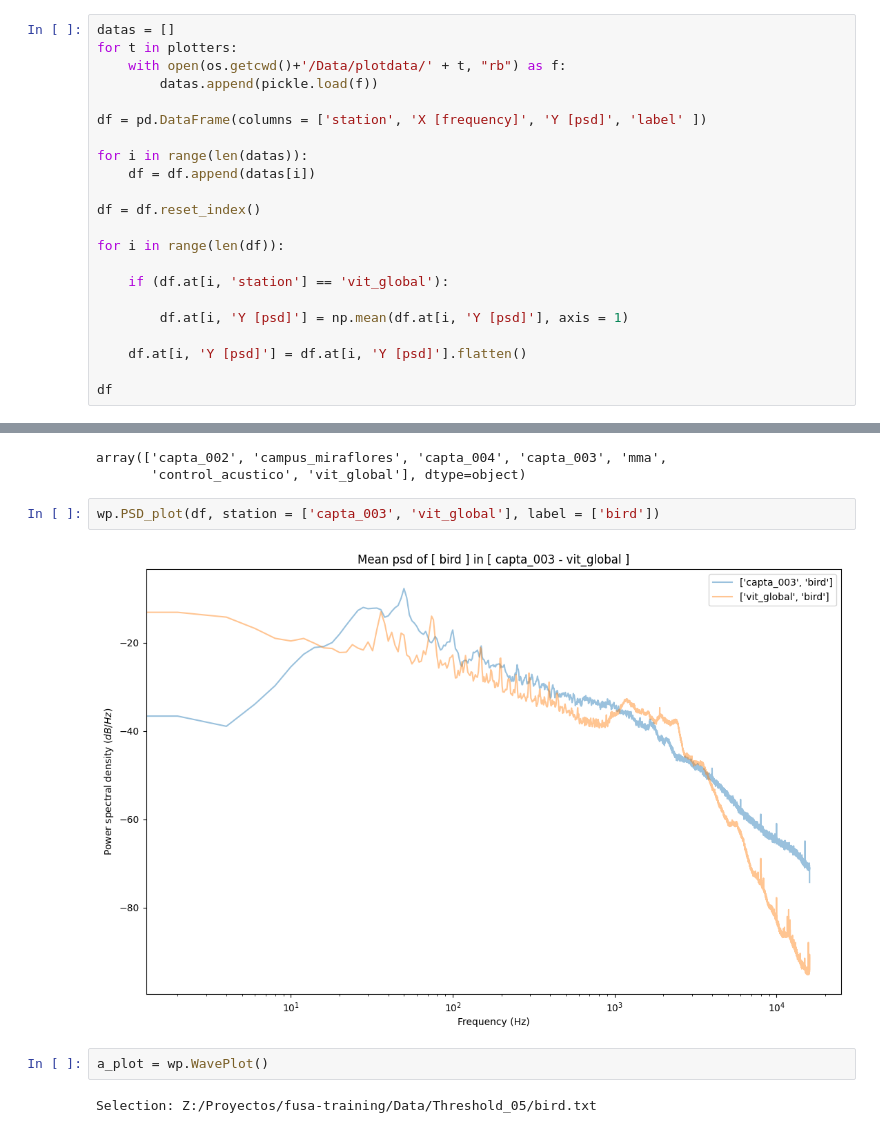
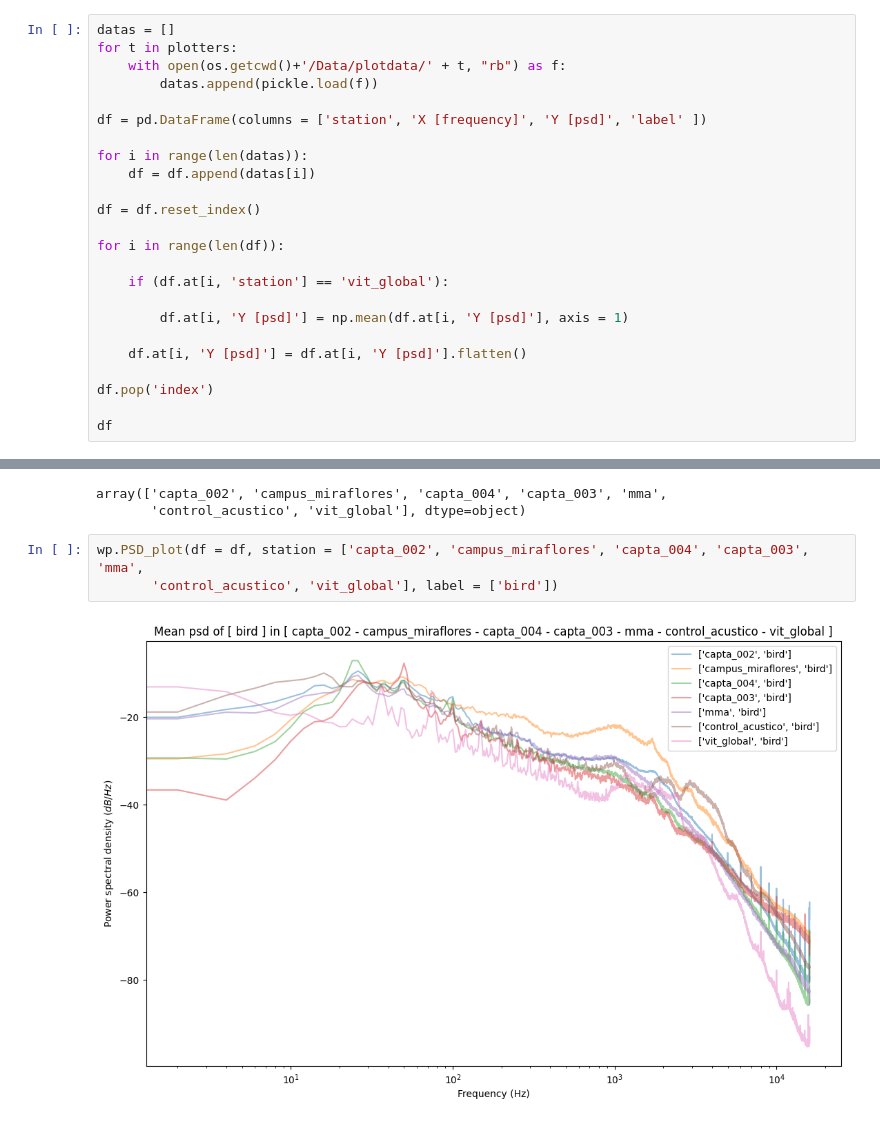
Before and after one commit to JoaquinRMorales/fusa_noise, a Jupyter notebook: Experiments.ipynb, the cells around one changed output, grey strips where cells are left out. Drawn from its saved outputs; the diff is of its cells as text.

```diff
--- a/Experiments.ipynb
+++ b/Experiments.ipynb
@@ -55,5 +55,7 @@ for i in range(len(df)):
 
     df.at[i, 'Y [psd]'] = df.at[i, 'Y [psd]'].flatten()
 
+df.pop('index')
+
 df
 # %% [output]
@@ -95,10 +97,7 @@ df['station'].unique()
 array(['capta_002', 'campus_miraflores', 'capta_004', 'capta_003', 'mma',
        'control_acustico', 'vit_global'], dtype=object)
 # %%
-wp.PSD_plot(df, station = ['capta_003', 'vit_global'], label = ['bird'])
+wp.PSD_plot(df = df, station = ['capta_002', 'campus_miraflores', 'capta_004', 'capta_003', 'mma',
+       'control_acustico', 'vit_global'], label = ['bird'])
 # %% [output]
-[figure, old version]
+[figure, new version]
-# %%
-a_plot = wp.WavePlot()
-# %% [output]
-Selection: Z:/Proyectos/fusa-training/Data/Threshold_05/bird.txt
```
Also changed, not shown: parts of 13 cells of this notebook, 3 other files.
